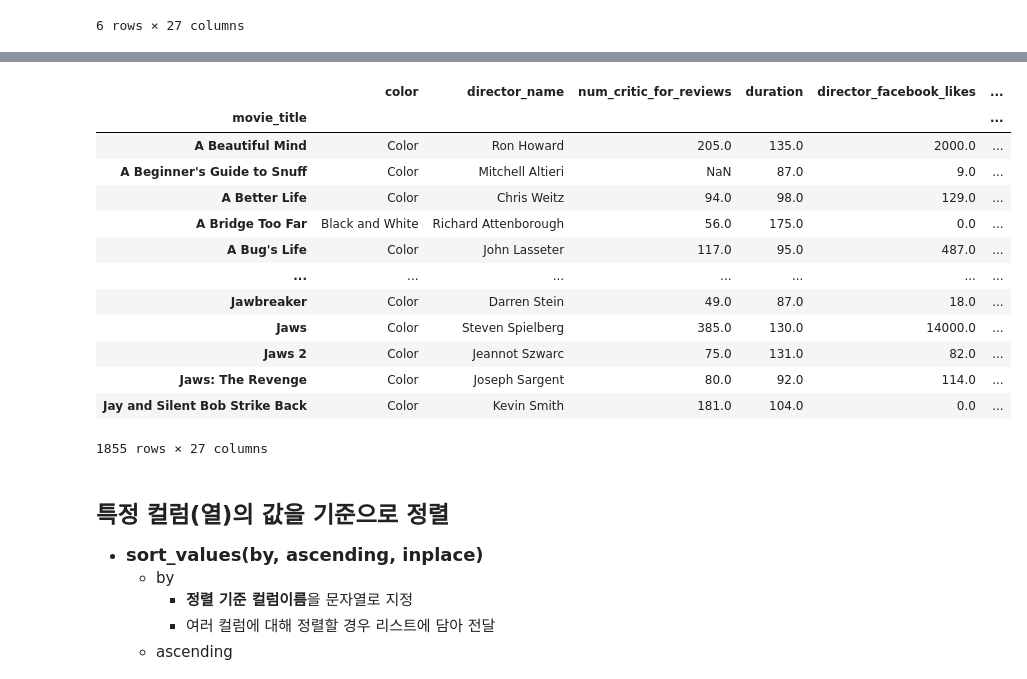
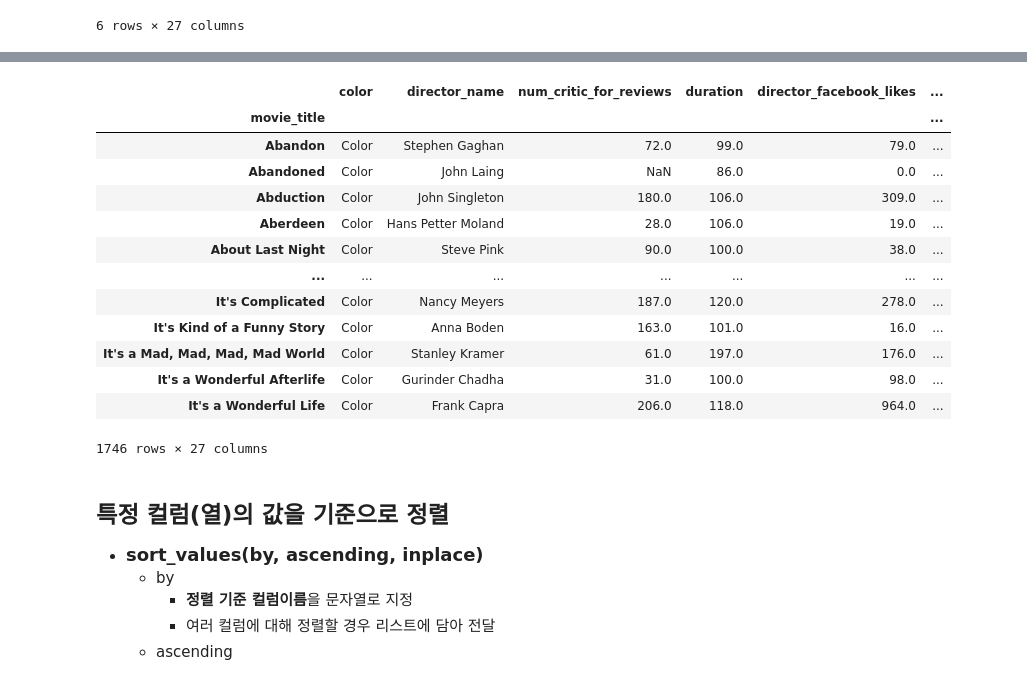
Before and after one commit to Koojh99/MyRepo, a Jupyter notebook: 06_pandas_시각화/03_Pandas_정렬_집계.ipynb, the cells around one changed output, grey strips where cells are left out. Cells and saved outputs as stored; diff of their text form; code cells hidden in the pictures.

```diff
--- a/06_pandas_시각화/03_Pandas_정렬_집계.ipynb
+++ b/06_pandas_시각화/03_Pandas_정렬_집계.ipynb
@@ -160,20 +164,20 @@ df2 = df.sort_index() # 행 정렬
 # %%
-df2.loc['A' : 'Jb']  # A ~ J전까지
+df2.loc['Ab' : 'J']  # A ~ J전까지
 # %% [output]
 |  | color | director_name | num_critic_for_reviews | duration | director_facebook_likes | ... |
 | movie_title |  |  |  |  |  | ... |
-| A Beautiful Mind | Color | Ron Howard | 205.0 | 135.0 | 2000.0 | ... |
-| A Beginner's Guide to Snuff | Color | Mitchell Altieri | NaN | 87.0 | 9.0 | ... |
-| A Better Life | Color | Chris Weitz | 94.0 | 98.0 | 129.0 | ... |
-| A Bridge Too Far | Black and White | Richard Attenborough | 56.0 | 175.0 | 0.0 | ... |
-| A Bug's Life | Color | John Lasseter | 117.0 | 95.0 | 487.0 | ... |
+| Abandon | Color | Stephen Gaghan | 72.0 | 99.0 | 79.0 | ... |
+| Abandoned | Color | John Laing | NaN | 86.0 | 0.0 | ... |
+| Abduction | Color | John Singleton | 180.0 | 106.0 | 309.0 | ... |
+| Aberdeen | Color | Hans Petter Moland | 28.0 | 106.0 | 19.0 | ... |
+| About Last Night | Color | Steve Pink | 90.0 | 100.0 | 38.0 | ... |
 | ... | ... | ... | ... | ... | ... | ... |
-| Jawbreaker | Color | Darren Stein | 49.0 | 87.0 | 18.0 | ... |
-| Jaws | Color | Steven Spielberg | 385.0 | 130.0 | 14000.0 | ... |
-| Jaws 2 | Color | Jeannot Szwarc | 75.0 | 131.0 | 82.0 | ... |
-| Jaws: The Revenge | Color | Joseph Sargent | 80.0 | 92.0 | 114.0 | ... |
-| Jay and Silent Bob Strike Back | Color | Kevin Smith | 181.0 | 104.0 | 0.0 | ... |
+| It's Complicated | Color | Nancy Meyers | 187.0 | 120.0 | 278.0 | ... |
+| It's Kind of a Funny Story | Color | Anna Boden | 163.0 | 101.0 | 16.0 | ... |
+| It's a Mad, Mad, Mad, Mad World | Color | Stanley Kramer | 61.0 | 197.0 | 176.0 | ... |
+| It's a Wonderful Afterlife | Color | Gurinder Chadha | 31.0 | 100.0 | 98.0 | ... |
+| It's a Wonderful Life | Color | Frank Capra | 206.0 | 118.0 | 964.0 | ... |
-1855 rows × 27 columns
+1746 rows × 27 columns
 # %% [markdown]
 ## 특정 컬럼(열)의 값을 기준으로 정렬
 
```
Also changed, not shown: parts of 54 cells of this notebook, 4 other files.
